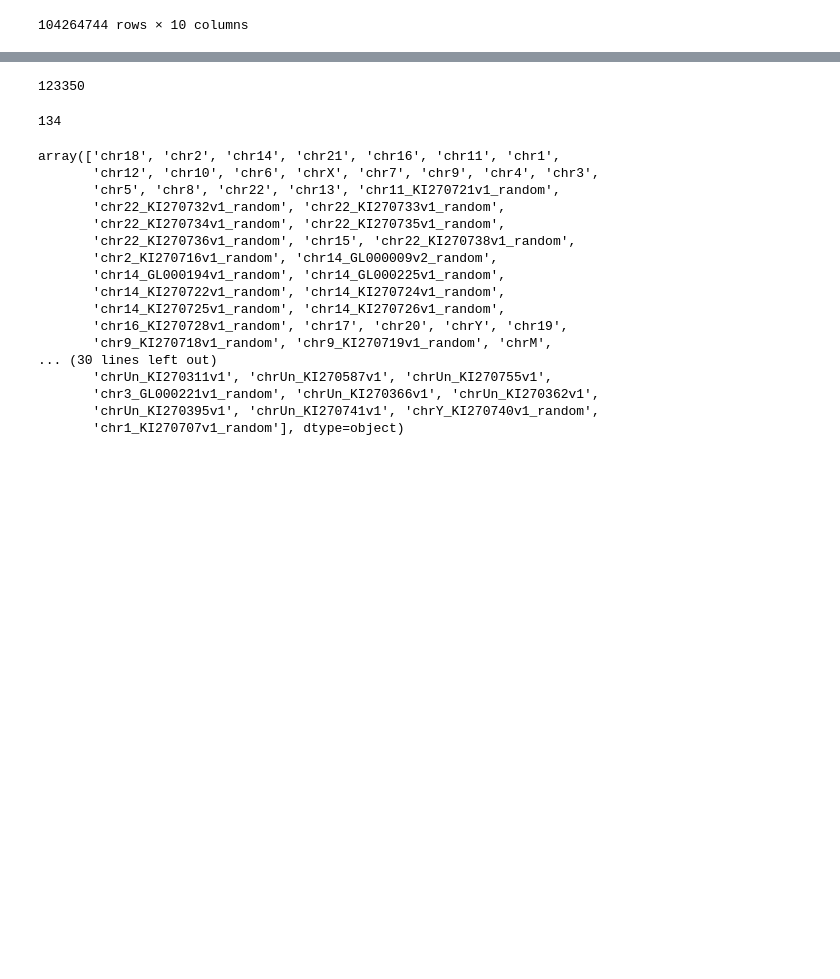
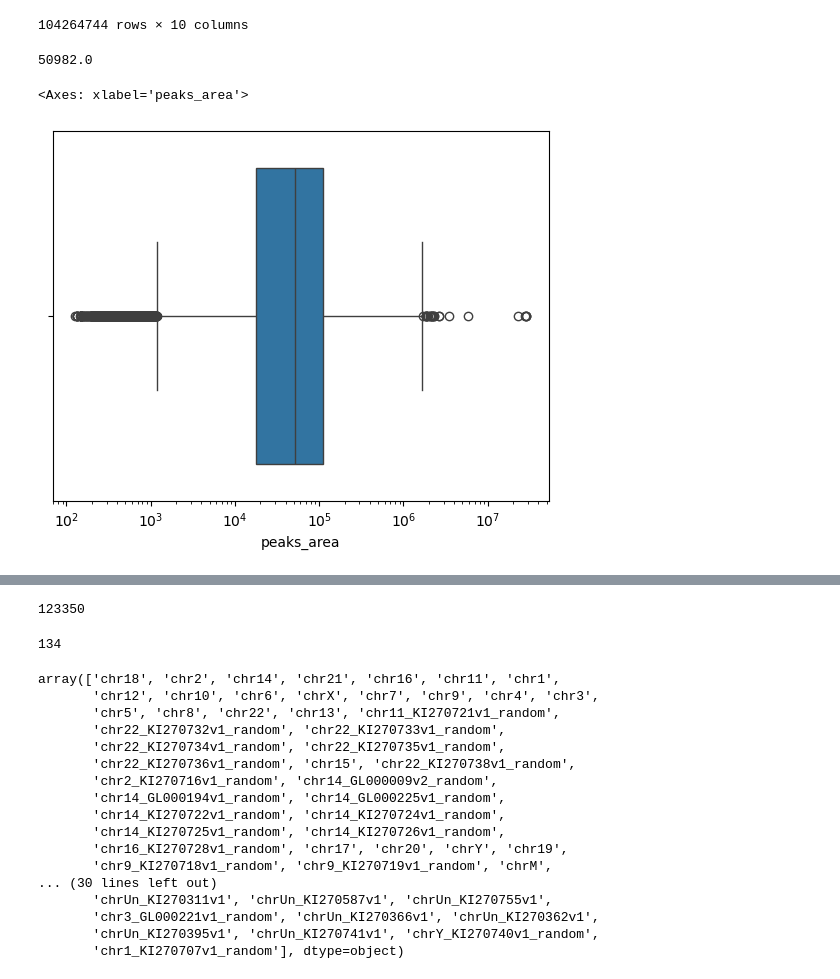
Before and after one commit to magletdinov/fantom.ips-himorna.peaks, a Jupyter notebook: scripts/analysis.ipynb, the cells around one changed output, grey strips where cells are left out. Saved outputs shown, nothing was run; the diff lists cells and outputs as text; code cells hidden in the pictures; blank space fills up the shorter version.

```diff
--- a/scripts/analysis.ipynb
+++ b/scripts/analysis.ipynb
@@ -65,3 +84,20 @@ himorna_peaks
 | 104264742 | H4K20me1 | AL158825.2 | ENSG00000229587 | peak_18626 | chr1 | 222815712 | 222856635 | NaN | ENSG00000228106 | -0.755635 |
 | 104264743 | H4K20me1 | AL158825.2 | ENSG00000229587 | peak_18626 | chr1 | 222815712 | 222856635 | DISP1 | ENSG00000154309 | -0.755635 |
 104264744 rows × 10 columns
+# %%
+gene_assoc_peaks_area = himorna_peaks.groupby(by="gene_ens").aggregate(
+    min_start=("start", "min"),
+    max_end=("end", "max"),
+)
+# %%
+gene_assoc_peaks_area["peaks_area"] = gene_assoc_peaks_area["max_end"] - gene_assoc_peaks_area["min_start"]
+gene_assoc_peaks_area.sort_values(by="peaks_area", ascending=False, inplace=True)
+# %%
+gene_assoc_peaks_area["peaks_area"].median()
+# %% [output]
+50982.0
+# %%
+sns.boxplot(x=gene_assoc_peaks_area["peaks_area"], log_scale=True)
+# %% [output]
+<Axes: xlabel='peaks_area'>
+[figure, added]
```
Also changed, not shown: parts of 28 cells of this notebook, 2 other files.
